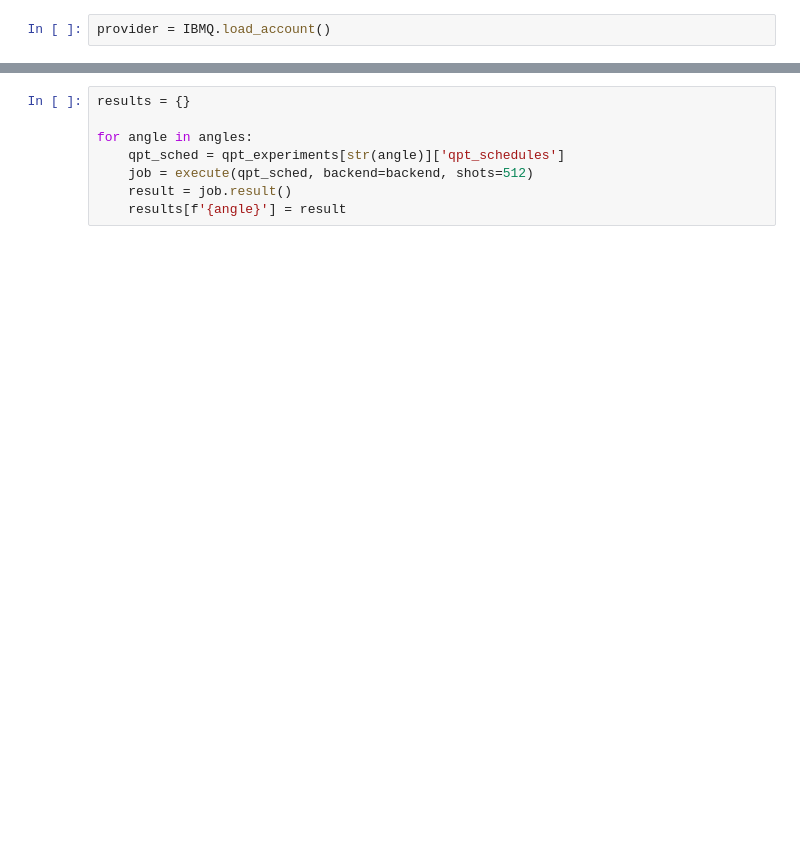
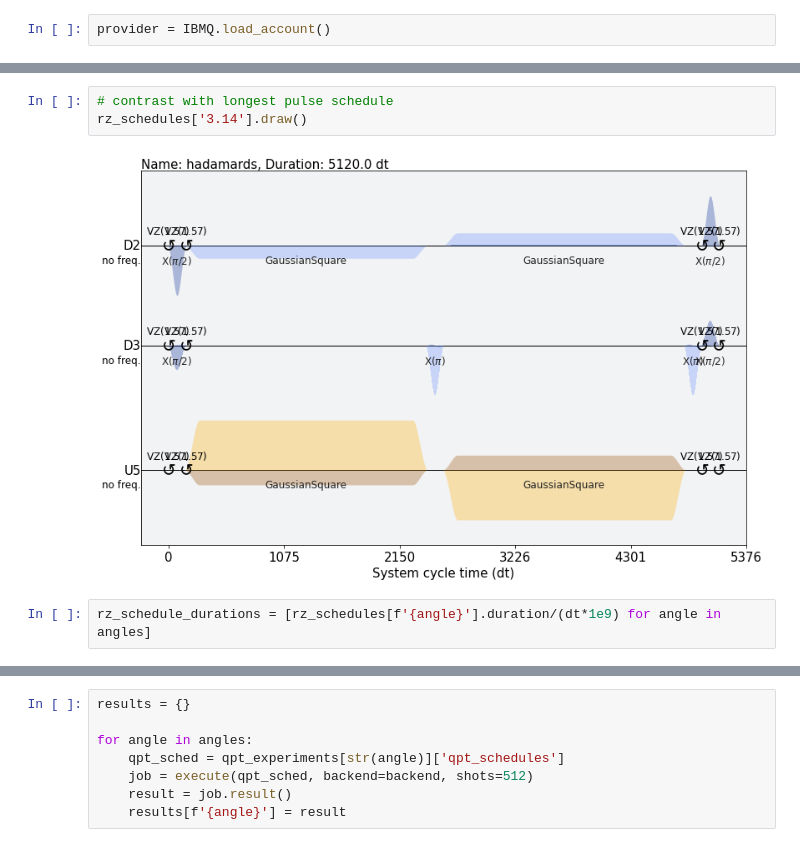
Before and after one commit to laura-clinton/py_grouparticles, a Jupyter notebook: 2qTomography.ipynb, the cells around one changed output, grey strips where cells are left out. Drawn from its saved outputs; the diff is of its cells as text; blank space fills up the shorter version.

```diff
--- a/2qTomography.ipynb
+++ b/2qTomography.ipynb
@@ -74,0 +92,7 @@ Multi qubit instructions:
+# %%
+# contrast with longest pulse schedule
+rz_schedules['3.14'].draw()
+# %% [output]
+[figure, added]
+# %%
+rz_schedule_durations = [rz_schedules[f'{angle}'].duration/(dt*1e9) for angle in angles]
```
Also changed, not shown: parts of 37 cells of this notebook.
